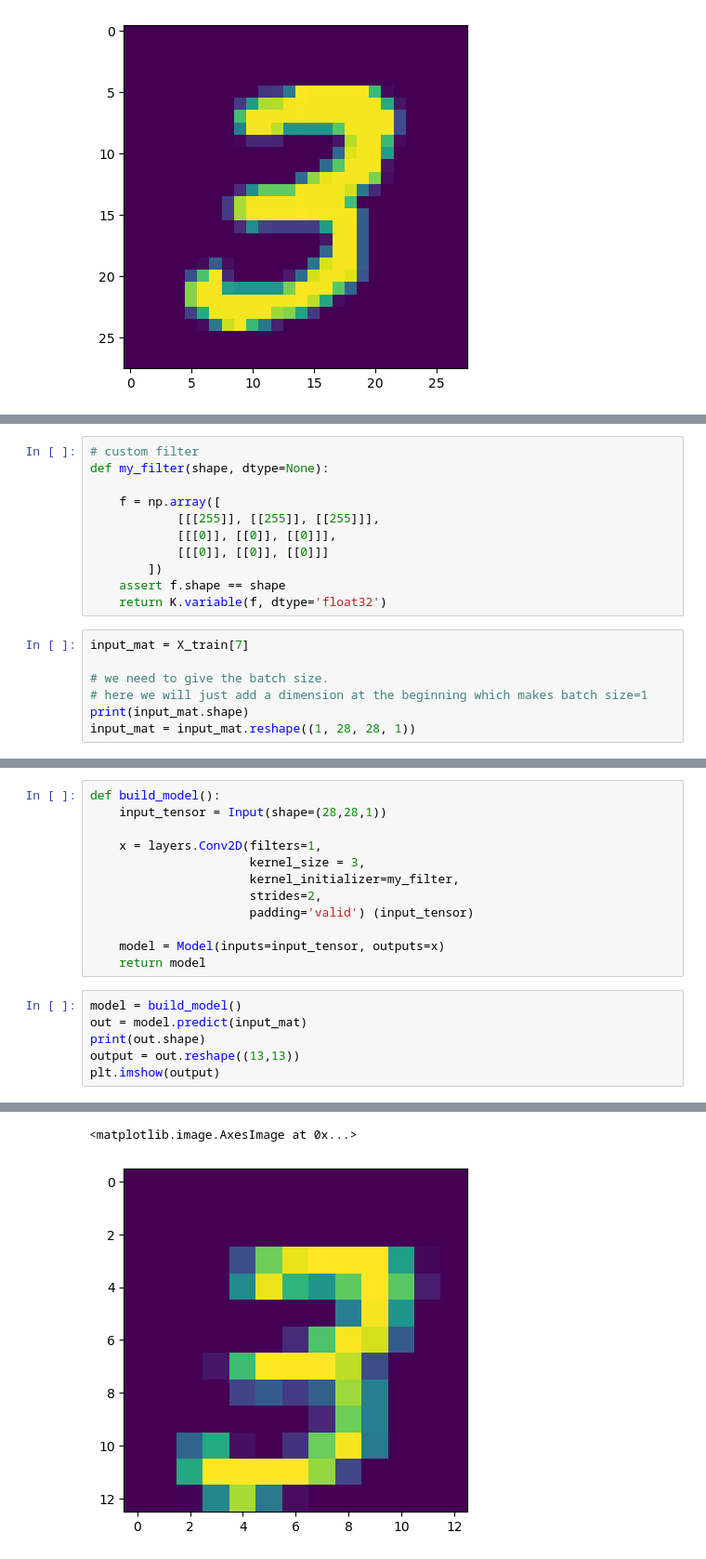
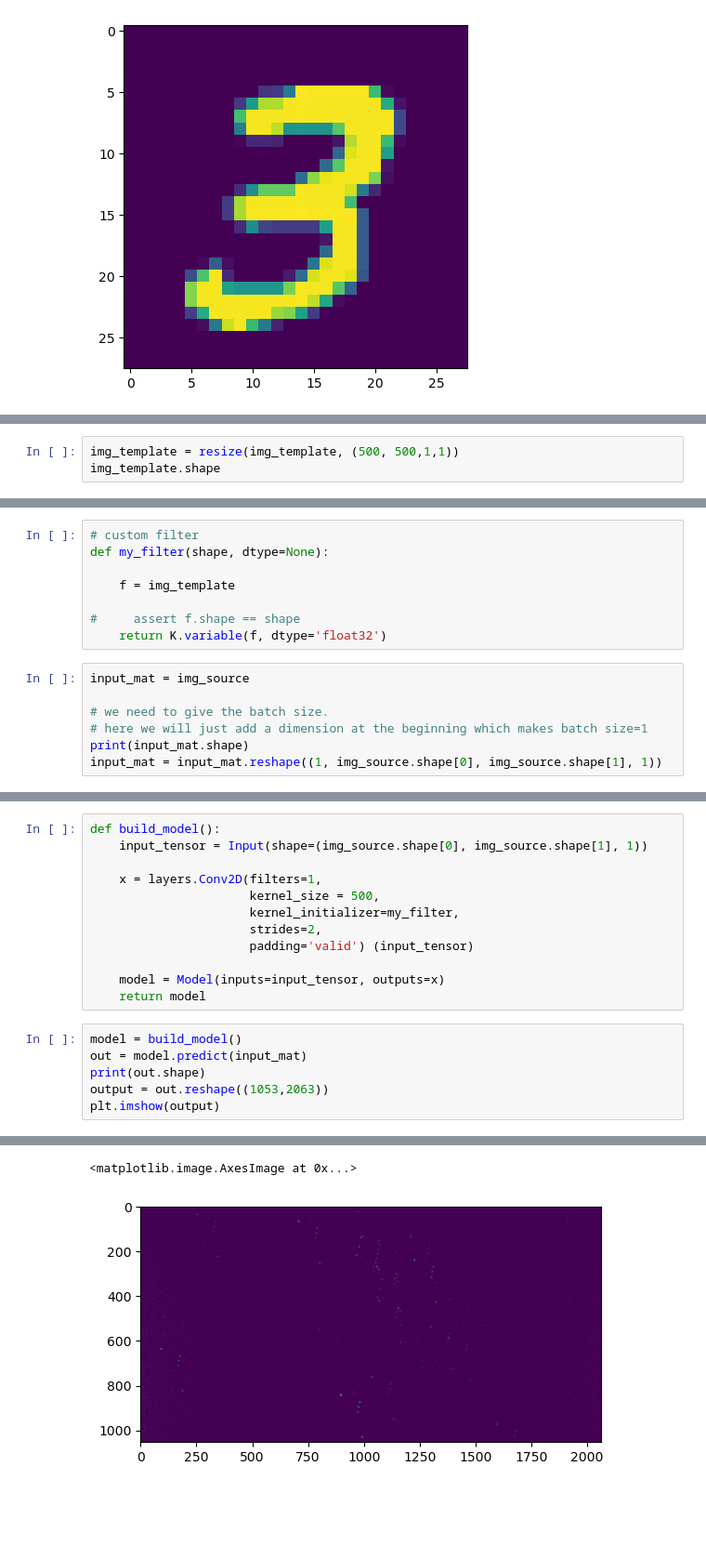
Before and after one commit to JaskiratSudan/Star_based_navigation, a Jupyter notebook: custom_filter_cnn.ipynb, the cells around one changed output, grey strips where cells are left out. Shown at 93% size. Saved outputs shown, nothing was run; the diff lists cells and outputs as text; blank space fills up the shorter version.

Commit message:
Training

```diff
--- a/custom_filter_cnn.ipynb
+++ b/custom_filter_cnn.ipynb
@@ -25,0 +38,3 @@ plt.imshow(X_train[7])
+# %%
+img_template = resize(img_template, (500, 500,1,1))
+img_template.shape
@@ -27,18 +44,15 @@ plt.imshow(X_train[7])
 # custom filter
 def my_filter(shape, dtype=None):
 
-    f = np.array([
-            [[[255]], [[255]], [[255]]],
-            [[[0]], [[0]], [[0]]],
-            [[[0]], [[0]], [[0]]]
-        ])
-    assert f.shape == shape
+    f = img_template
+
+#     assert f.shape == shape
     return K.variable(f, dtype='float32')
 # %%
-input_mat = X_train[7]
+input_mat = img_source
 
 # we need to give the batch size.
 # here we will just add a dimension at the beginning which makes batch size=1
 print(input_mat.shape)
-input_mat = input_mat.reshape((1, 28, 28, 1))
+input_mat = input_mat.reshape((1, img_source.shape[0], img_source.shape[1], 1))
 # %% [output]
@@ -46,9 +60,9 @@ input_mat = input_mat.reshape((1, 28, 28, 1))
 # %%
 def build_model():
-    input_tensor = Input(shape=(28,28,1))
+    input_tensor = Input(shape=(img_source.shape[0], img_source.shape[1], 1))
 
     x = layers.Conv2D(filters=1,
-                      kernel_size = 3,
+                      kernel_size = 500,
                       kernel_initializer=my_filter,
                       strides=2,
                       padding='valid') (input_tensor)
@@ -59,6 +73,6 @@ def build_model():
 model = build_model()
 out = model.predict(input_mat)
 print(out.shape)
-output = out.reshape((13,13))
+output = out.reshape((1053,2063))
 plt.imshow(output)
 # %% [output]
@@ -67,2 +81,2 @@ plt.imshow(output)
 <matplotlib.image.AxesImage at 0x...>
-[figure, old version]
+[figure, new version]
```
Also changed, not shown: parts of 6 cells of this notebook, 31 other files.
